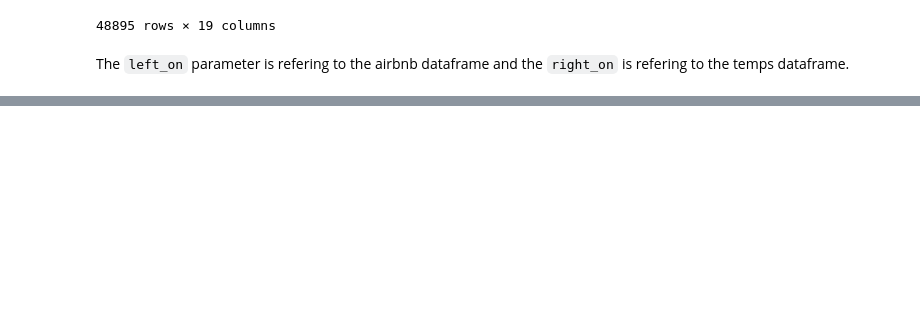
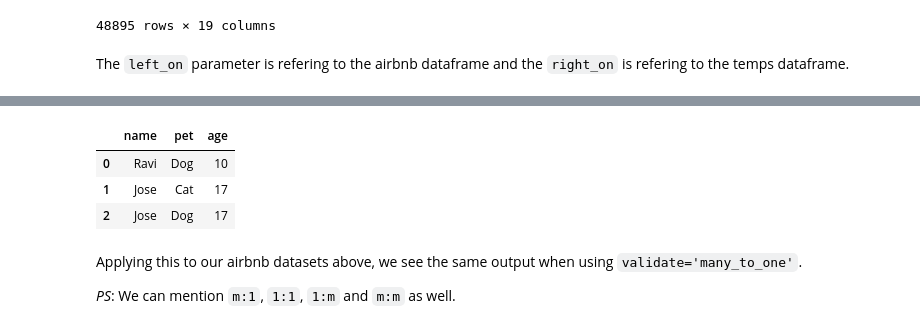
Before and after one commit to agpt8/data_science_portfolio, a Jupyter notebook: merging-data.ipynb, the cells around one changed output, grey strips where cells are left out. Cells and saved outputs as stored; diff of their text form; code cells hidden in the pictures; blank space fills up the shorter version.

```diff
--- a/merging-data.ipynb
+++ b/merging-data.ipynb
@@ -129,0 +209,12 @@ The `left_on` parameter is refering to the airbnb dataframe and the `right_on` i
+# %%
+# one_to_one validation will error out since the left does not contain unique merge keys
+left.merge(right, how='inner', validate='many_to_one')
+# %% [output]
+|  | name | pet | age |
+| 0 | Ravi | Dog | 10 |
+| 1 | Jose | Cat | 17 |
+| 2 | Jose | Dog | 17 |
+# %% [markdown]
+Applying this to our airbnb datasets above, we see the same output when using `validate='many_to_one'`.
+
+_PS_: We can mention `m:1`, `1:1`, `1:m` and `m:m` as well.
```
Also changed, not shown: parts of 21 cells of this notebook.
